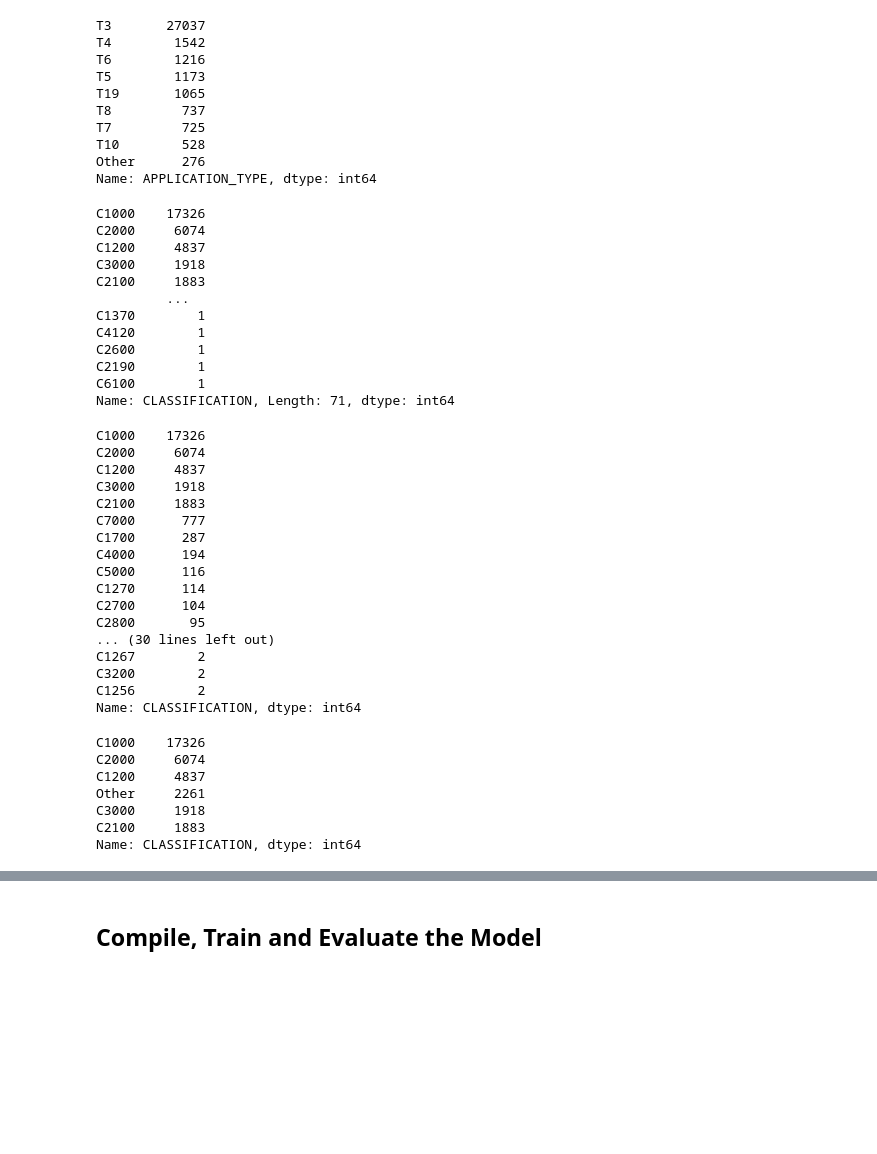
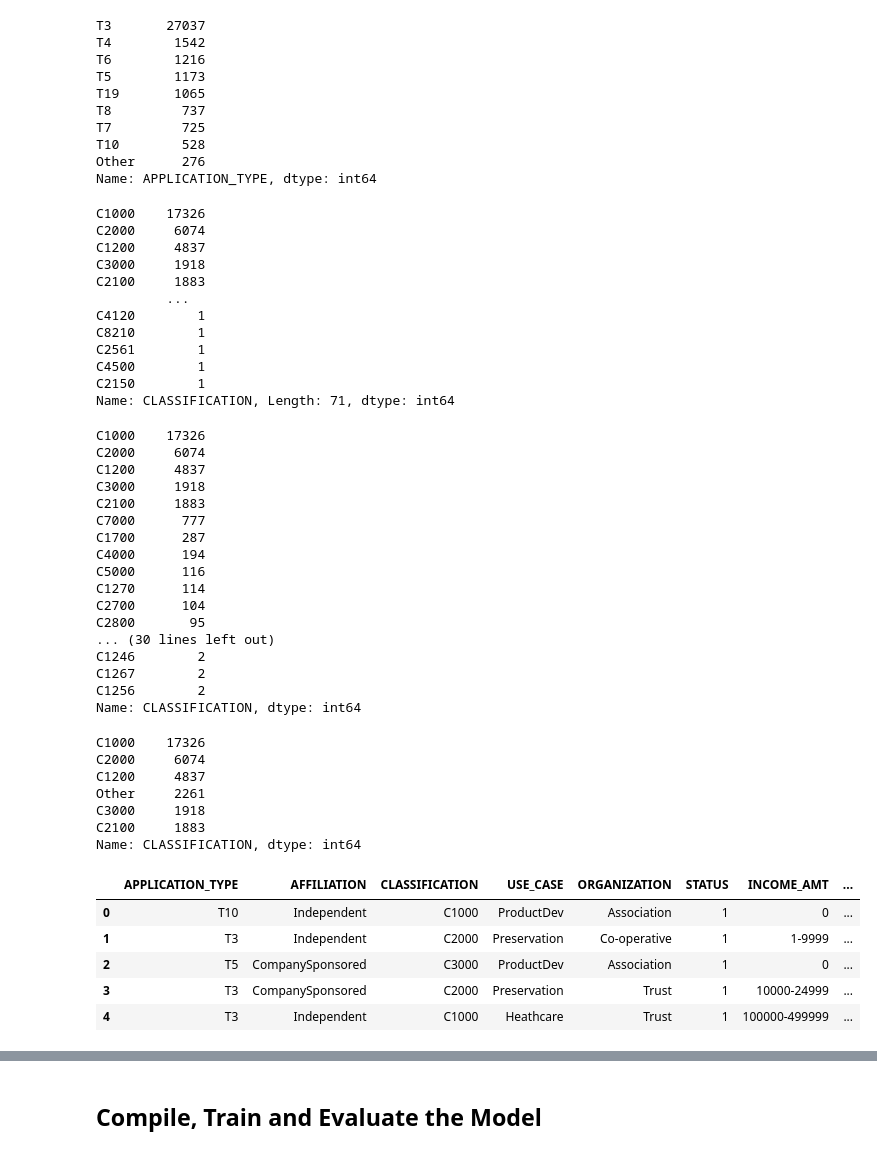
Before and after one commit to emichellet/deep-learning-challenge, a Jupyter notebook: AlphabetSoupCharity.ipynb, the cells around one changed output, grey strips where cells are left out. Drawn from its saved outputs; the diff is of its cells as text; code cells hidden in the pictures; blank space fills up the shorter version.

```diff
--- a/AlphabetSoupCharity.ipynb
+++ b/AlphabetSoupCharity.ipynb
@@ -25,6 +54,7 @@ NameError: name 'application_df' is not defined
 # %%
 # Look at APPLICATION_TYPE value counts for binning
-#  YOUR CODE GOES HERE
+type_counts = application_df['APPLICATION_TYPE'].value_counts()
+type_counts
 # %% [output]
 T3     27037
 T4      1542
@@ -47,7 +77,8 @@ Name: APPLICATION_TYPE, dtype: int64
 # %%
 # Choose a cutoff value and create a list of application types to be replaced
 # use the variable name `application_types_to_replace`
-#  YOUR CODE GOES HERE
+application_types_to_replace = list(type_counts.iloc[8:].index)
+cutoff_value = 528
 
 # Replace in dataframe
 for app in application_types_to_replace:
@@ -68,7 +99,8 @@ Other      276
 Name: APPLICATION_TYPE, dtype: int64
 # %%
 # Look at CLASSIFICATION value counts for binning
-#  YOUR CODE GOES HERE
+classification_types = application_df['CLASSIFICATION'].value_counts()
+classification_types
 # %% [output]
 C1000    17326
 C2000     6074
@@ -76,15 +108,16 @@ C1200     4837
 C3000     1918
 C2100     1883
          ...
-C1370        1
 C4120        1
-C2600        1
-C2190        1
-C6100        1
+C8210        1
+C2561        1
+C4500        1
+C2150        1
 Name: CLASSIFICATION, Length: 71, dtype: int64
 # %%
 # You may find it helpful to look at CLASSIFICATION value counts >1
-#  YOUR CODE GOES HERE
+classifications_cleaned = classification_types.loc[classification_types > 1]
+classifications_cleaned
 # %% [output]
 C1000    17326
 C2000     6074
@@ -99,14 +132,15 @@ C1270      114
 C2700      104
 C2800       95
 ... (30 lines left out)
+C1246        2
 C1267        2
-C3200        2
 C1256        2
 Name: CLASSIFICATION, dtype: int64
 # %%
 # Choose a cutoff value and create a list of classifications to be replaced
 # use the variable name `classifications_to_replace`
-#  YOUR CODE GOES HERE
+classifications_to_replace = list(classification_types.iloc[5:].index)
+cutoff_value_classifications = 1883
 
 # Replace in dataframe
 for cls in classifications_to_replace:
@@ -122,5 +156,14 @@ Other     2261
 C3000     1918
 C2100     1883
 Name: CLASSIFICATION, dtype: int64
+# %%
+application_df.head()
+# %% [output]
+|  | APPLICATION_TYPE | AFFILIATION | CLASSIFICATION | USE_CASE | ORGANIZATION | STATUS | INCOME_AMT | ... |
+| 0 | T10 | Independent | C1000 | ProductDev | Association | 1 | 0 | ... |
+| 1 | T3 | Independent | C2000 | Preservation | Co-operative | 1 | 1-9999 | ... |
+| 2 | T5 | CompanySponsored | C3000 | ProductDev | Association | 1 | 0 | ... |
+| 3 | T3 | CompanySponsored | C2000 | Preservation | Trust | 1 | 10000-24999 | ... |
+| 4 | T3 | Independent | C1000 | Heathcare | Trust | 1 | 100000-499999 | ... |
 # %%
 # Convert categorical data to numeric with `pd.get_dummies`
```
Also changed, not shown: parts of 14 cells of this notebook.
